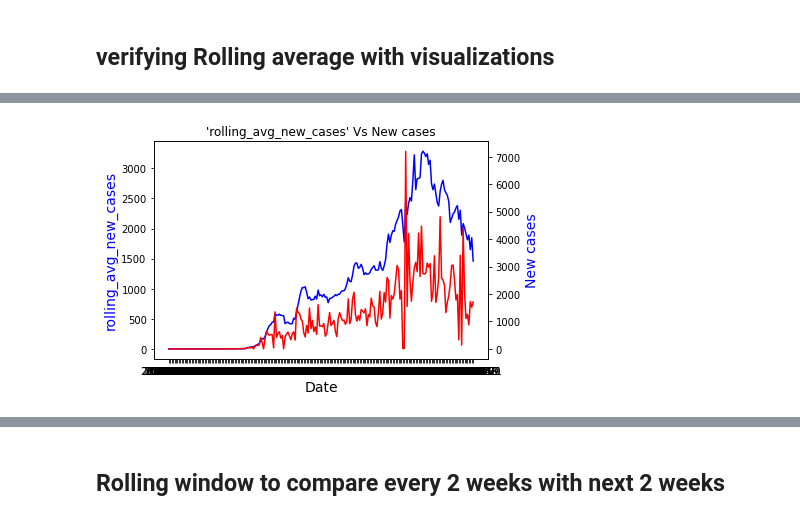
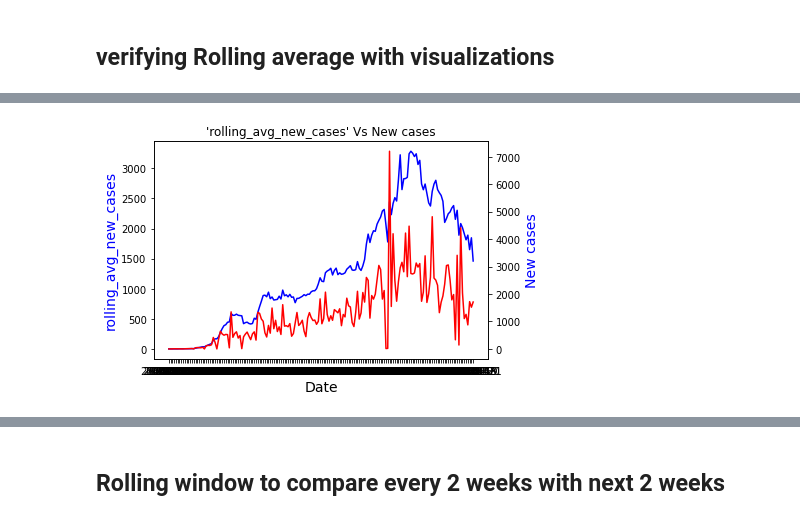
Before and after one commit to jeyasri-s2/meansquares, a Jupyter notebook: CA_LabelingData.ipynb, the cells around one changed output, grey strips where cells are left out. Saved outputs shown, nothing was run; the diff lists cells and outputs as text; code cells hidden in the pictures.

Commit message:
CA labeled data

```diff
--- a/CA_LabelingData.ipynb
+++ b/CA_LabelingData.ipynb
@@ -57,4 +73,4 @@ mask_rule_data.csv  NY-CovidAug21.csv          Queens_county.csv
 # %%
-NY_combined_data = pd.read_csv('/content/drive/Shared drives/CMPE 295- Master Project/Covid19-data/CA-CovidAug22.csv',low_memory=False)
+NY_combined_data = pd.read_csv('/content/drive/Shared drives/CMPE 295- Master Project/Covid19-data/CA_combined_Sep09.csv',low_memory=False)
 NY_combined_data.head()
 # %% [output]
@@ -86,10 +100,12 @@ df = pd.DataFrame(columns=['Date','FIPS','New cases','rolling_avg_new_cases'])
+# %%
+df = pd.DataFrame(columns=['Date','fips_x','County Name','retail and recreation','grocery and pharmacy','parks','transit stations','workplaces','residential','driving','m50','m50_index','population_density','mask_rule_active','mask_wearing_percent','New cases','rolling_avg_new_cases'])
 # %%
-NY_counties = NY_combined_data['FIPS'].unique()
+NY_counties = NY_combined_data['County Name'].unique()
 
 for county in NY_counties:
-  county_data = NY_combined_data[NY_combined_data['FIPS'] == county]
+  county_data = NY_combined_data[NY_combined_data['County Name'] == county]
   #print(county_data.iloc[:,15])
-  county_data['rolling_avg_new_cases'] = county_data.iloc[:,5].rolling(window=7).mean()
+  county_data['rolling_avg_new_cases'] = county_data.iloc[:,15].rolling(window=7).mean()
   df = df.append(county_data)
 
 df.head()
@@ -178,0 +212,4 @@ la_county.head()
+# %%
+albany_county = NY_combined_data[NY_combined_data['County Name'] == 'Los Angeles County']
+print(albany_county.shape)
+albany_county.head()
@@ -179,17 +224,17 @@ la_county.head()
 # %%
 fig,ax = plt.subplots()
 # make a plot
-ax.plot(la_county.Date, la_county['rolling_avg_new_cases'], color="blue")
+ax.plot(albany_county.Date, albany_county['rolling_avg_new_cases'], color="blue")
 # set x-axis label
 ax.set_xlabel("Date",fontsize=14)
 # set y-axis label
 ax.set_ylabel("rolling_avg_new_cases",color="blue",fontsize=14)
 ax2=ax.twinx()
 # make a plot with different y-axis using second axis object
-ax2.plot(la_county.Date, la_county["New cases"],color="red")
+ax2.plot(albany_county.Date, albany_county["New cases"],color="red")
 ax2.set_ylabel("New cases",color="blue",fontsize=14)
 plt.title("'rolling_avg_new_cases' Vs New cases")
 
 plt.show()
 # %% [output]
-[figure, old version]
+[figure, new version]
```
Also changed, not shown: parts of 187 cells of this notebook.
